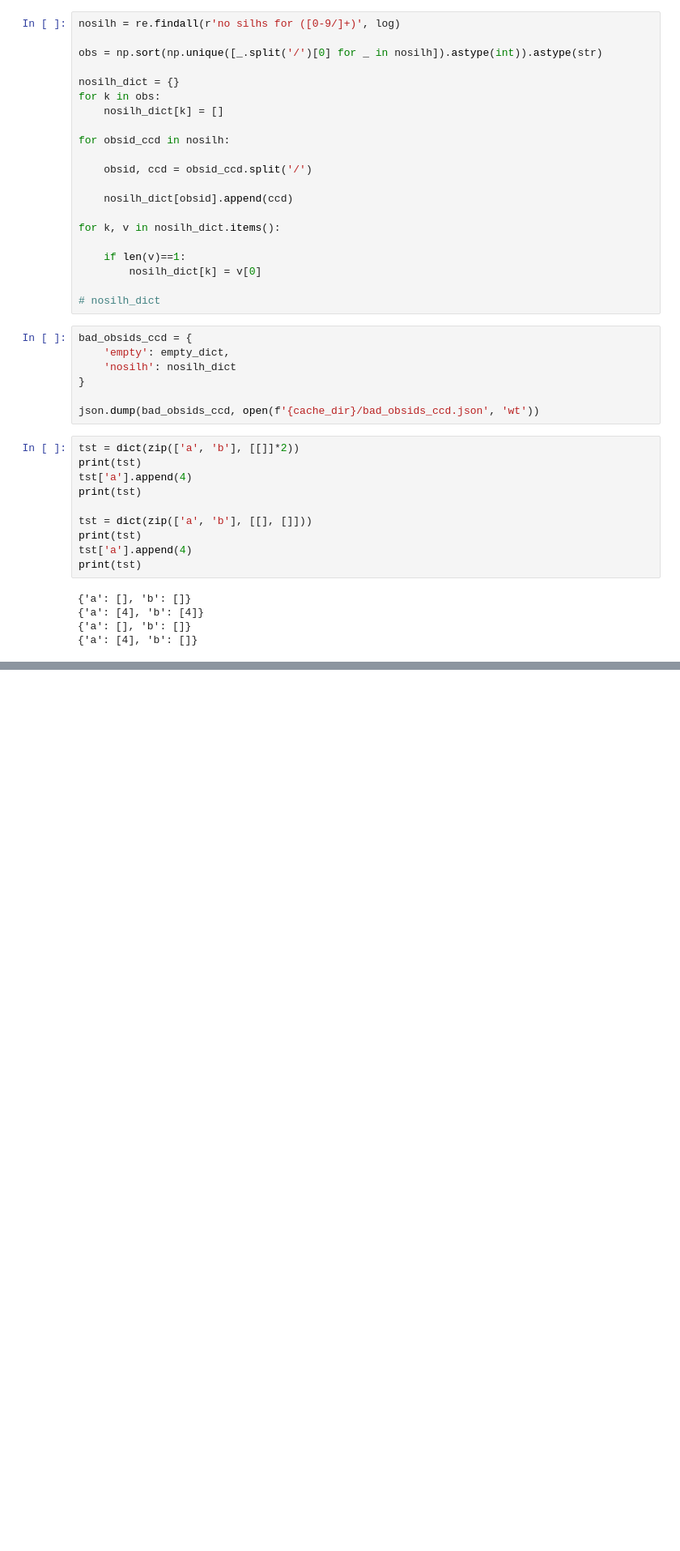
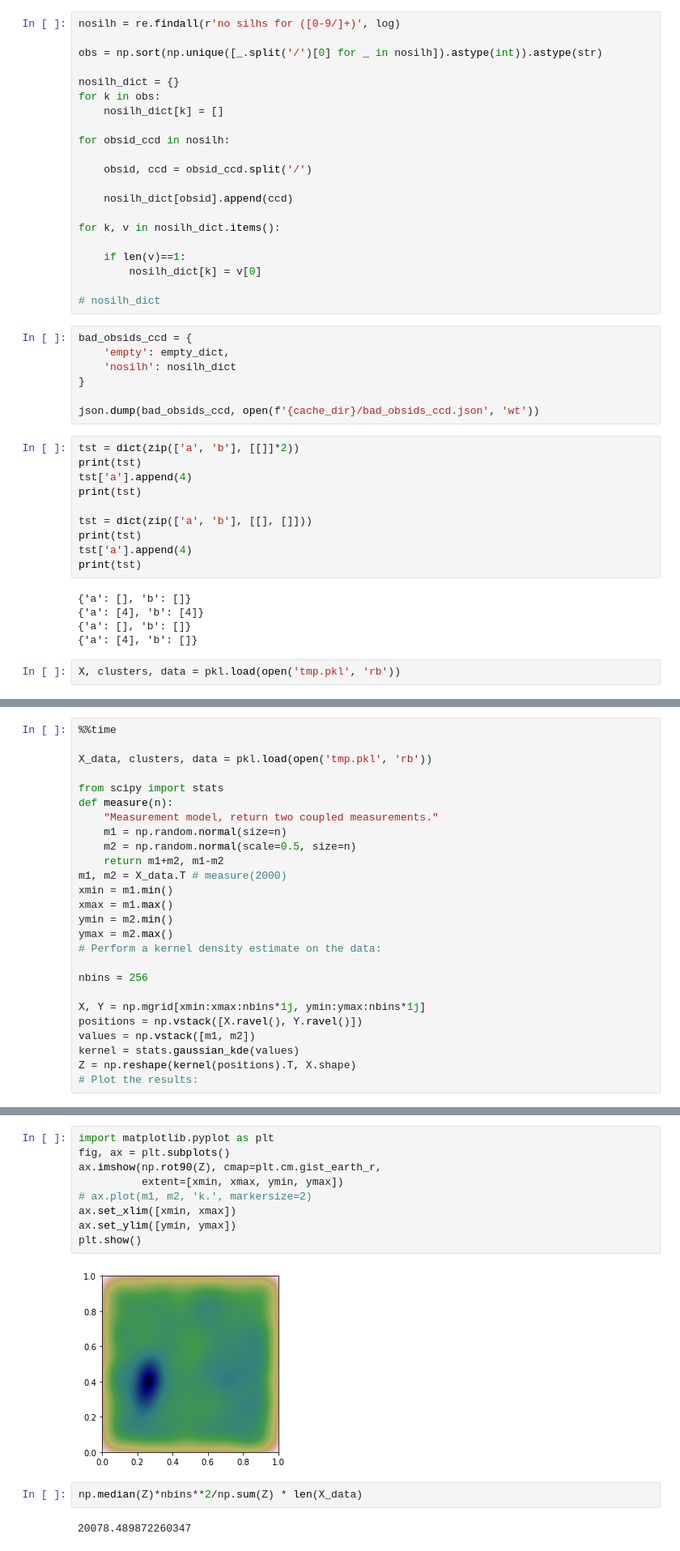
Before and after one commit to ivv101/ChaSES, a Jupyter notebook: app/app1_misc.ipynb, the cells around one changed output, grey strips where cells are left out. Shown: that part at 81% size. Drawn from its saved outputs; the diff is of its cells as text; blank space fills up the shorter version.

```diff
--- a/app/app1_misc.ipynb
+++ b/app/app1_misc.ipynb
@@ -1203,3 +1258,5 @@ print(tst)
 {'a': [4], 'b': [4]}
 {'a': [], 'b': []}
 {'a': [4], 'b': []}
+# %%
+X, clusters, data = pkl.load(open('tmp.pkl', 'rb'))
@@ -1205,0 +1459,26 @@ print(tst)
+# %%
+%%time
+
+X_data, clusters, data = pkl.load(open('tmp.pkl', 'rb'))
+
+from scipy import stats
+def measure(n):
+    "Measurement model, return two coupled measurements."
+    m1 = np.random.normal(size=n)
+    m2 = np.random.normal(scale=0.5, size=n)
+    return m1+m2, m1-m2
+m1, m2 = X_data.T # measure(2000)
+xmin = m1.min()
+xmax = m1.max()
+ymin = m2.min()
+ymax = m2.max()
+# Perform a kernel density estimate on the data:
+
+nbins = 256
+
+X, Y = np.mgrid[xmin:xmax:nbins*1j, ymin:ymax:nbins*1j]
+positions = np.vstack([X.ravel(), Y.ravel()])
+values = np.vstack([m1, m2])
+kernel = stats.gaussian_kde(values)
+Z = np.reshape(kernel(positions).T, X.shape)
+# Plot the results:
@@ -1205,0 +1488,15 @@ print(tst)
+# %%
+import matplotlib.pyplot as plt
+fig, ax = plt.subplots()
+ax.imshow(np.rot90(Z), cmap=plt.cm.gist_earth_r,
+          extent=[xmin, xmax, ymin, ymax])
+# ax.plot(m1, m2, 'k.', markersize=2)
+ax.set_xlim([xmin, xmax])
+ax.set_ylim([ymin, ymax])
+plt.show()
+# %% [output]
+[figure, added]
+# %%
+np.median(Z)*nbins**2/np.sum(Z) * len(X_data)
+# %% [output]
+20078.489872260347
```
Also changed, not shown: parts of 55 cells of this notebook, 4 other files.
